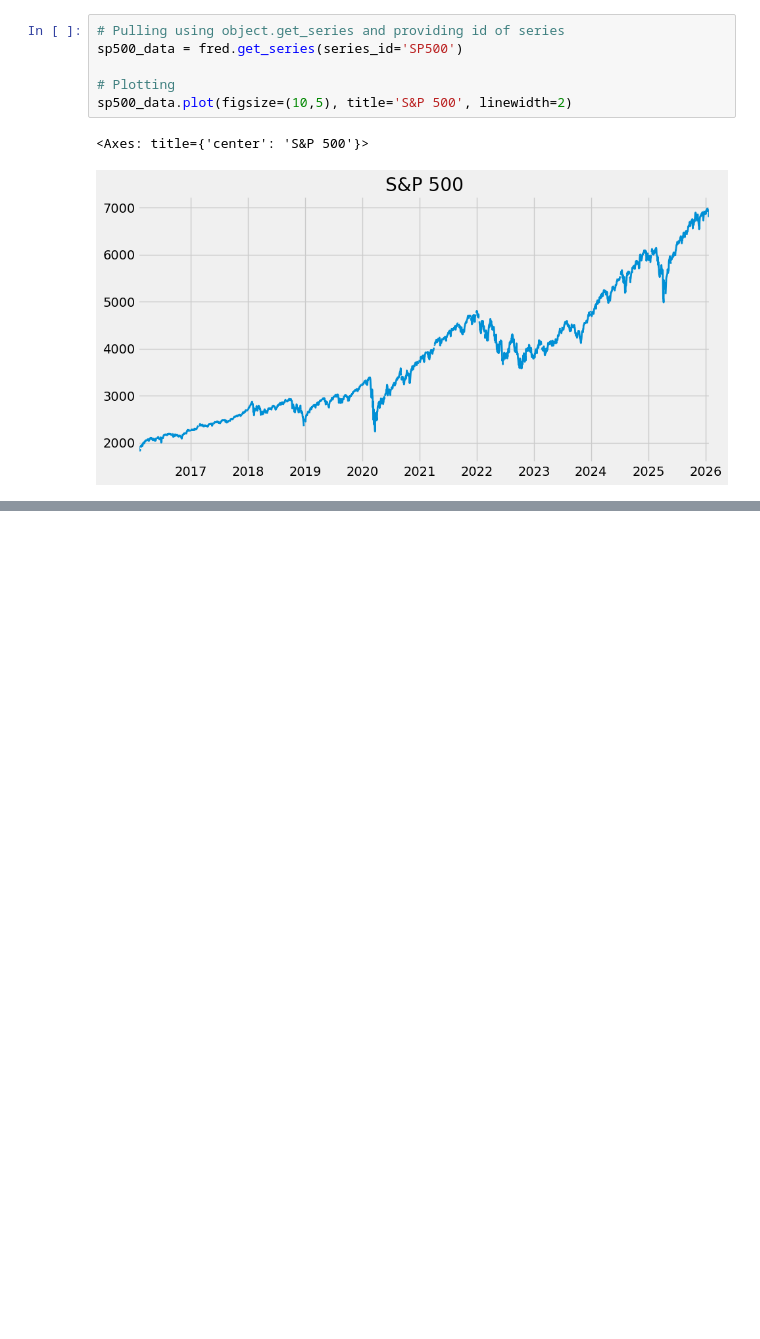
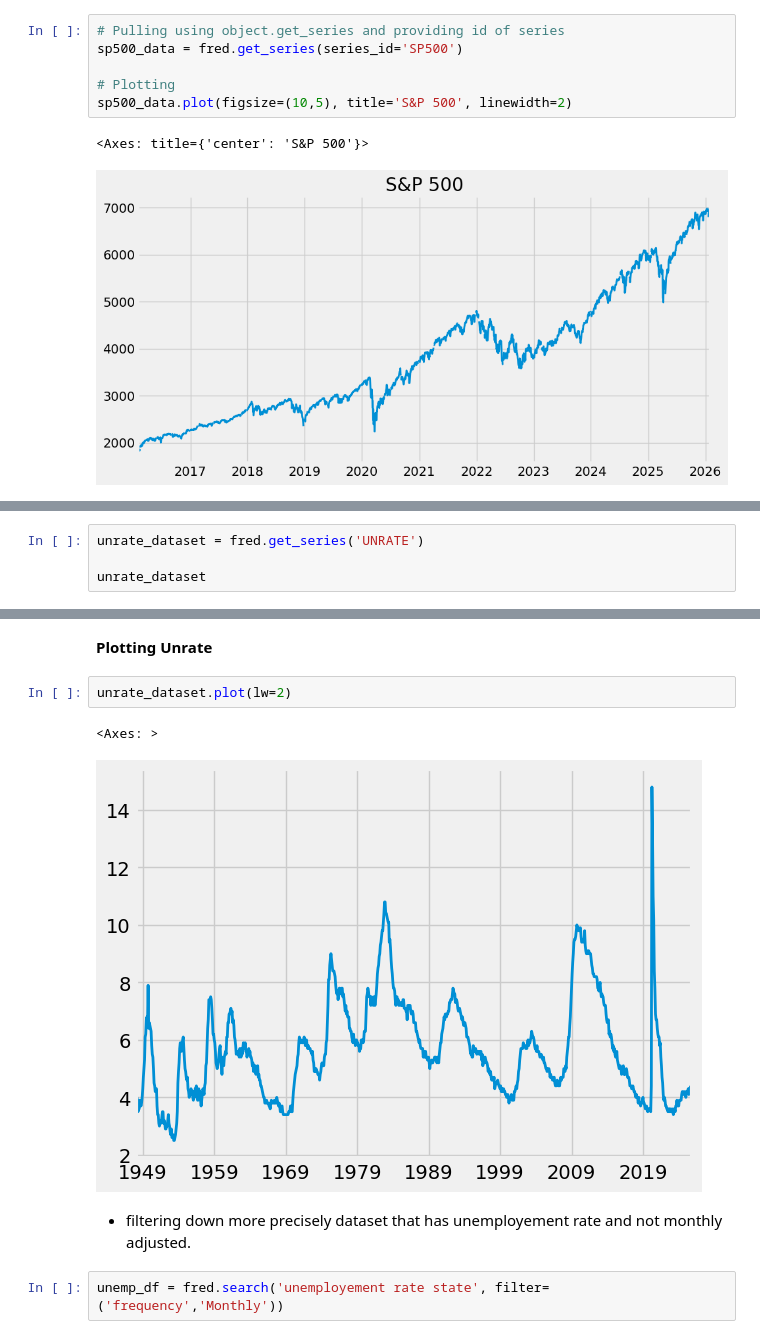
Before and after one commit to MoeedKhan-AMK/Economic-Data-Analysis-Project, a Jupyter notebook: analysis.ipynb, the cells around one changed output, grey strips where cells are left out. Saved outputs shown, nothing was run; the diff lists cells and outputs as text; blank space fills up the shorter version.

```diff
--- a/analysis.ipynb
+++ b/analysis.ipynb
@@ -86,0 +110,4 @@ sp500_data.plot(figsize=(10,5), title='S&P 500', linewidth=2)
+# %%
+unrate_dataset = fred.get_series('UNRATE')
+
+unrate_dataset
@@ -86,0 +127,11 @@ sp500_data.plot(figsize=(10,5), title='S&P 500', linewidth=2)
+# %% [markdown]
+**Plotting Unrate**
+# %%
+unrate_dataset.plot(lw=2)
+# %% [output]
+<Axes: >
+[figure, added]
+# %% [markdown]
+- filtering down more precisely dataset that has unemployement rate and not monthly adjusted.
+# %%
+unemp_df = fred.search('unemployement rate state', filter=('frequency','Monthly'))
```
Also changed, not shown: parts of 12 cells of this notebook.
